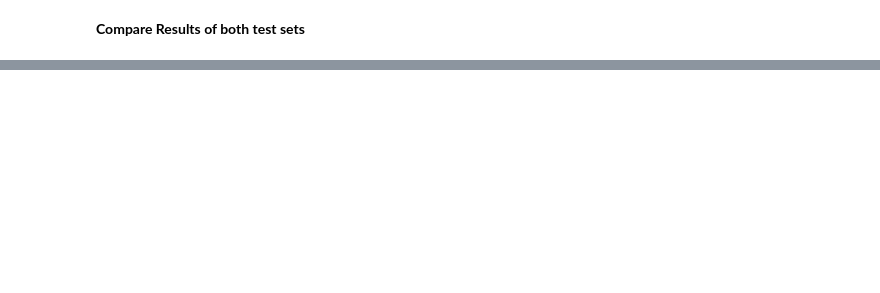
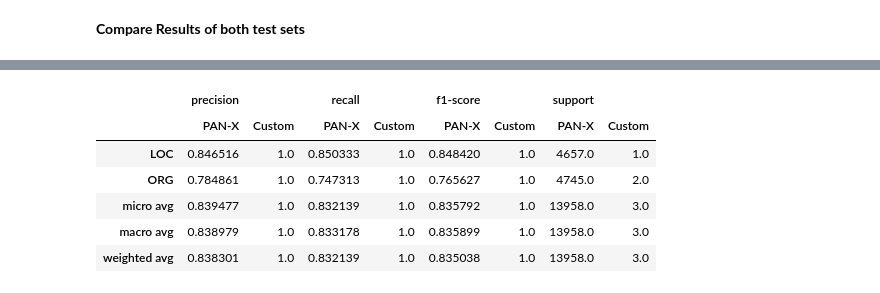
Before and after one commit to marendtz/ModelNER, a Jupyter notebook: XLMR_pan_test.ipynb, the cells around one changed output, grey strips where cells are left out. Drawn from its saved outputs; the diff is of its cells as text; code cells hidden in the pictures; blank space fills up the shorter version.

```diff
--- a/XLMR_pan_test.ipynb
+++ b/XLMR_pan_test.ipynb
@@ -357,0 +356,14 @@ plt.show()
+# %%
+classification_report_panx = pd.DataFrame(predictions_panx_output.metrics["test_classification_report"]).transpose().drop(['PER'])
+# %%
+classification_report_custom = pd.DataFrame(predictions_custom_output.metrics["test_classification_report"]).transpose()
+# %%
+classification_report_panx.compare(classification_report_custom, result_names=("PAN-X","Custom"))
+# %% [output]
+|  | precision |  | recall |  | f1-score |  | support |  |
+|  | PAN-X | Custom | PAN-X | Custom | PAN-X | Custom | PAN-X | Custom |
+| LOC | 0.846516 | 1.0 | 0.850333 | 1.0 | 0.848420 | 1.0 | 4657.0 | 1.0 |
+| ORG | 0.784861 | 1.0 | 0.747313 | 1.0 | 0.765627 | 1.0 | 4745.0 | 2.0 |
+| micro avg | 0.839477 | 1.0 | 0.832139 | 1.0 | 0.835792 | 1.0 | 13958.0 | 3.0 |
+| macro avg | 0.838979 | 1.0 | 0.833178 | 1.0 | 0.835899 | 1.0 | 13958.0 | 3.0 |
+| weighted avg | 0.838301 | 1.0 | 0.832139 | 1.0 | 0.835038 | 1.0 | 13958.0 | 3.0 |
```
Also changed, not shown: parts of 4 cells of this notebook.
